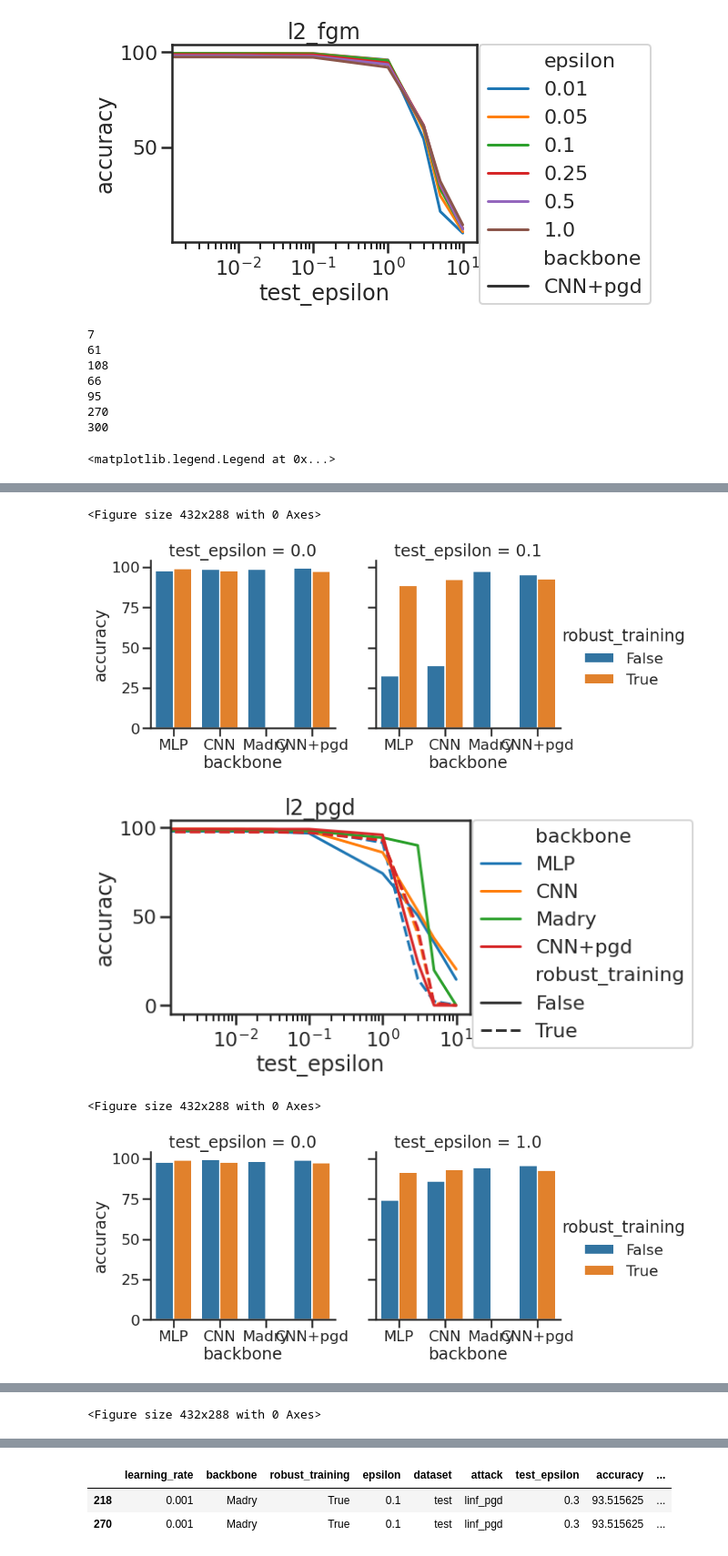
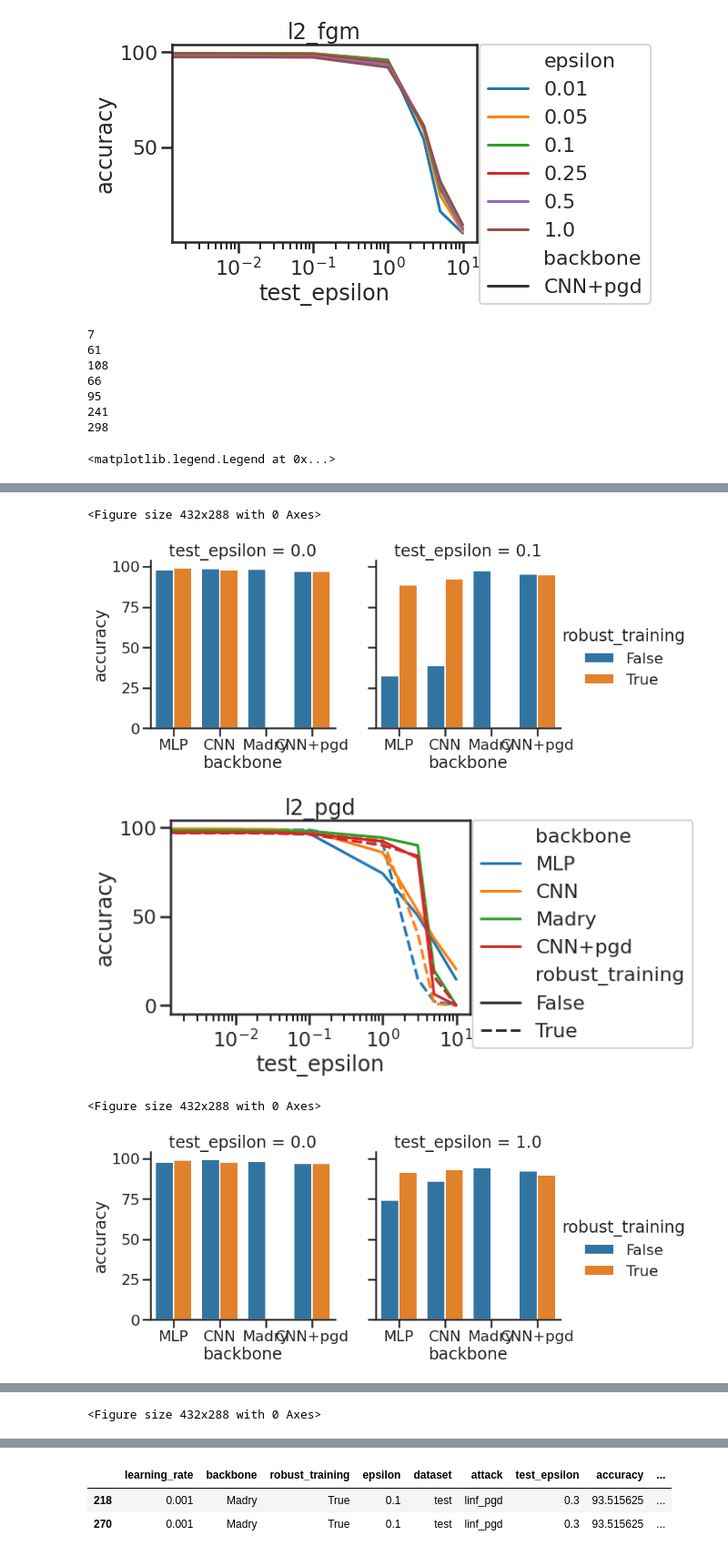
Before and after one commit to kimvc7/Robustness, a Jupyter notebook: notebooks/Pilot.ipynb, the cells around one changed output, grey strips where cells are left out. Shown at 91% size. Cells and saved outputs as stored; diff of their text form; code cells hidden in the pictures.

Commit message:
adjust experiments parameters

```diff
--- a/notebooks/Pilot.ipynb
+++ b/notebooks/Pilot.ipynb
@@ -206,7 +206,8 @@ robust_trainings = [True, False]
 list_entries = []
 for backbone in backbones:
     for robust_training in robust_trainings:
-        if backbone == 'Madry' and robust_training == True:
+        if (backbone == 'Madry' and robust_training == True) or \
+            (backbone == 'CNN+clipping' and robust_training == False):
             continue
 
         ids = list(set(parameters["backbone"][backbone]) & set(parameters["robust_training"][robust_training]))
@@ -215,8 +216,8 @@ for backbone in backbones:
         best_acc = 0.0
         best_id = -1
         for id in ids:
-            if (experiment_list[id]['backbone'] == 'CNN+pgd') and experiment_list[id]["epsilon_pgd_training"] == 0.3:
-                continue
+            #if (experiment_list[id]['backbone'] == 'CNN+pgd') and experiment_list[id]["epsilon_pgd_training"] == 0.3:
+            #    continue
             acc = 0.0
             for attack in [name_attacks[0]]:
                 with open(results_dir + experiment_list[id]['model_name'] + '/results/acc_' + 'val' + '_' +
@@ -290,6 +291,6 @@ plt.legend(bbox_to_anchor=(1.01, 1),borderaxespad=0)
 108
 66
 95
-270
-300
+241
+298
 <matplotlib.legend.Legend at 0x...>
@@ -297,5 +298,5 @@ plt.legend(bbox_to_anchor=(1.01, 1),borderaxespad=0)
 <Figure size 432x288 with 0 Axes>
-[figure, old version]
+[figure, new version]
-[figure, old version]
+[figure, new version]
 <Figure size 432x288 with 0 Axes>
-[figure, old version]
+[figure, new version]
```
Also changed, not shown: parts of 3 cells of this notebook, 4 other files.
